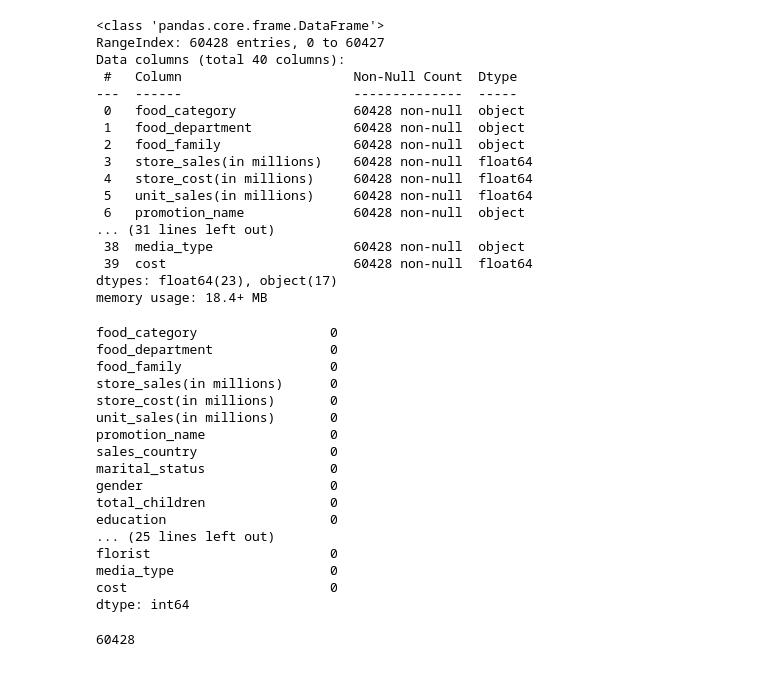
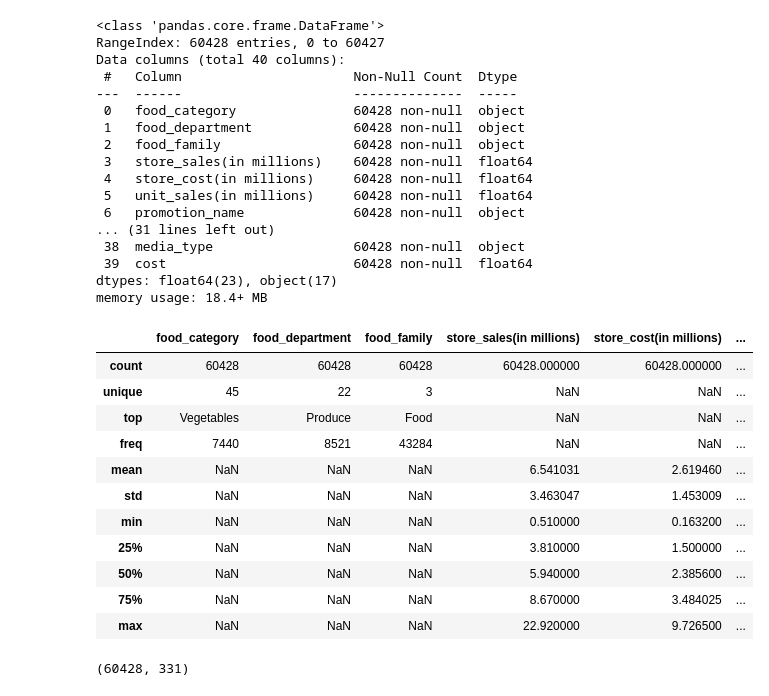
Before and after one commit to shli1126/cse203b-project, a Jupyter notebook: final project.ipynb, the cells around one changed output. Drawn from its saved outputs; the diff is of its cells as text; code cells hidden in the pictures.

```diff
--- a/final project.ipynb
+++ b/final project.ipynb
@@ -40,27 +39,23 @@ Data columns (total 40 columns):
  39  cost                        60428 non-null  float64
 dtypes: float64(23), object(17)
 memory usage: 18.4+ MB
-# %%
-data.isnull().sum()
-# %% [output]
-food_category                 0
-food_department               0
-food_family                   0
-store_sales(in millions)      0
-store_cost(in millions)       0
-unit_sales(in millions)       0
-promotion_name                0
-sales_country                 0
-marital_status                0
-gender                        0
-total_children                0
-education                     0
-... (25 lines left out)
-florist                       0
-media_type                    0
-cost                          0
-dtype: int64
 # %%
-data.shape[0]
+pd.set_option('display.max_rows', None)  # Display all rows
+pd.set_option('display.max_columns', None)  # Display all columns
+pd.set_option('display.max_colwidth', None)  # Don't truncate long columns
+pd.set_option('display.expand_frame_repr', False)  # Don't wrap lines
-# %% [output]
-60428
+# %%
+data.describe(include='all')
+# %% [output]
+|  | food_category | food_department | food_family | store_sales(in millions) | store_cost(in millions) | ... |
+| count | 60428 | 60428 | 60428 | 60428.000000 | 60428.000000 | ... |
+| unique | 45 | 22 | 3 | NaN | NaN | ... |
+| top | Vegetables | Produce | Food | NaN | NaN | ... |
+| freq | 7440 | 8521 | 43284 | NaN | NaN | ... |
+| mean | NaN | NaN | NaN | 6.541031 | 2.619460 | ... |
+| std | NaN | NaN | NaN | 3.463047 | 1.453009 | ... |
+| min | NaN | NaN | NaN | 0.510000 | 0.163200 | ... |
+| 25% | NaN | NaN | NaN | 3.810000 | 1.500000 | ... |
+| 50% | NaN | NaN | NaN | 5.940000 | 2.385600 | ... |
+| 75% | NaN | NaN | NaN | 8.670000 | 3.484025 | ... |
+| max | NaN | NaN | NaN | 22.920000 | 9.726500 | ... |
@@ -66,0 +82,4 @@ data.shape[0]
+# %%
+processed_data.shape
+# %% [output]
+(60428, 331)
```
Also changed, not shown: parts of 9 cells of this notebook.
